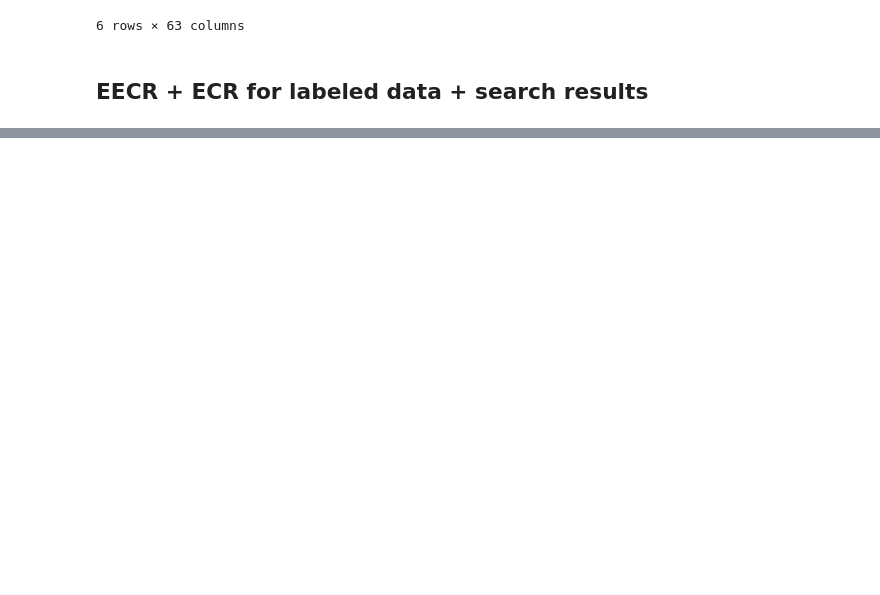
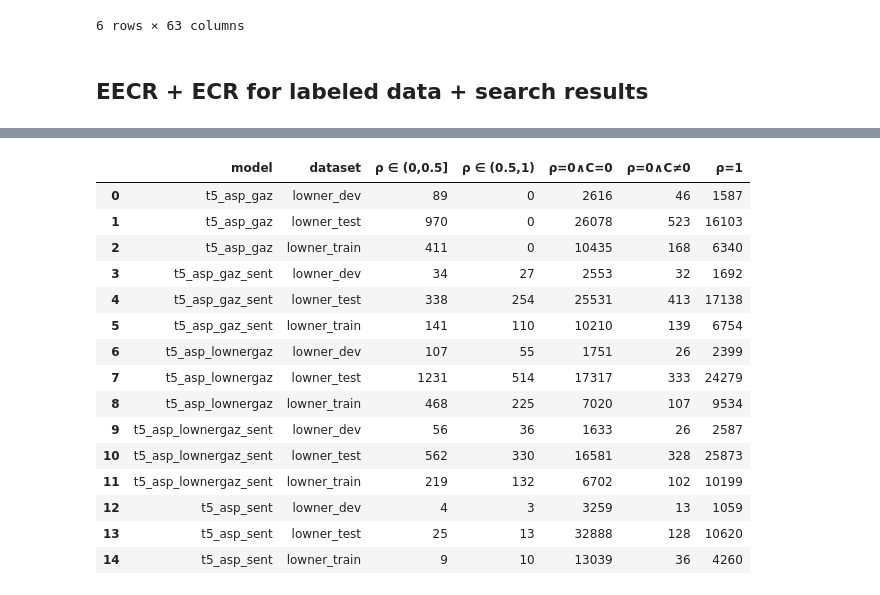
Before and after one commit to roebbert92/thesis, a Jupyter notebook: evaluations/01_performance.ipynb, the cells around one changed output, grey strips where cells are left out. Drawn from its saved outputs; the diff is of its cells as text; code cells hidden in the pictures; blank space fills up the shorter version.

```diff
--- a/evaluations/01_performance.ipynb
+++ b/evaluations/01_performance.ipynb
@@ -160,0 +199,22 @@ search_results["t5_asp_gaz"]["lowner_test"]
+# %%
+from evaluations.performance_01 import get_search_results_data_ecr
+
+search_results_data_ecr = get_search_results_data_ecr()
+search_results_data_ecr
+# %% [output]
+|  | model | dataset | ρ ∈ (0,0.5] | ρ ∈ (0.5,1) | ρ=0∧C=0 | ρ=0∧C≠0 | ρ=1 |
+| 0 | t5_asp_gaz | lowner_dev | 89 | 0 | 2616 | 46 | 1587 |
+| 1 | t5_asp_gaz | lowner_test | 970 | 0 | 26078 | 523 | 16103 |
+| 2 | t5_asp_gaz | lowner_train | 411 | 0 | 10435 | 168 | 6340 |
+| 3 | t5_asp_gaz_sent | lowner_dev | 34 | 27 | 2553 | 32 | 1692 |
+| 4 | t5_asp_gaz_sent | lowner_test | 338 | 254 | 25531 | 413 | 17138 |
+| 5 | t5_asp_gaz_sent | lowner_train | 141 | 110 | 10210 | 139 | 6754 |
+| 6 | t5_asp_lownergaz | lowner_dev | 107 | 55 | 1751 | 26 | 2399 |
+| 7 | t5_asp_lownergaz | lowner_test | 1231 | 514 | 17317 | 333 | 24279 |
+| 8 | t5_asp_lownergaz | lowner_train | 468 | 225 | 7020 | 107 | 9534 |
+| 9 | t5_asp_lownergaz_sent | lowner_dev | 56 | 36 | 1633 | 26 | 2587 |
+| 10 | t5_asp_lownergaz_sent | lowner_test | 562 | 330 | 16581 | 328 | 25873 |
+| 11 | t5_asp_lownergaz_sent | lowner_train | 219 | 132 | 6702 | 102 | 10199 |
+| 12 | t5_asp_sent | lowner_dev | 4 | 3 | 3259 | 13 | 1059 |
+| 13 | t5_asp_sent | lowner_test | 25 | 13 | 32888 | 128 | 10620 |
+| 14 | t5_asp_sent | lowner_train | 9 | 10 | 13039 | 36 | 4260 |
```
Also changed, not shown: parts of 5 cells of this notebook, 2 other files.
